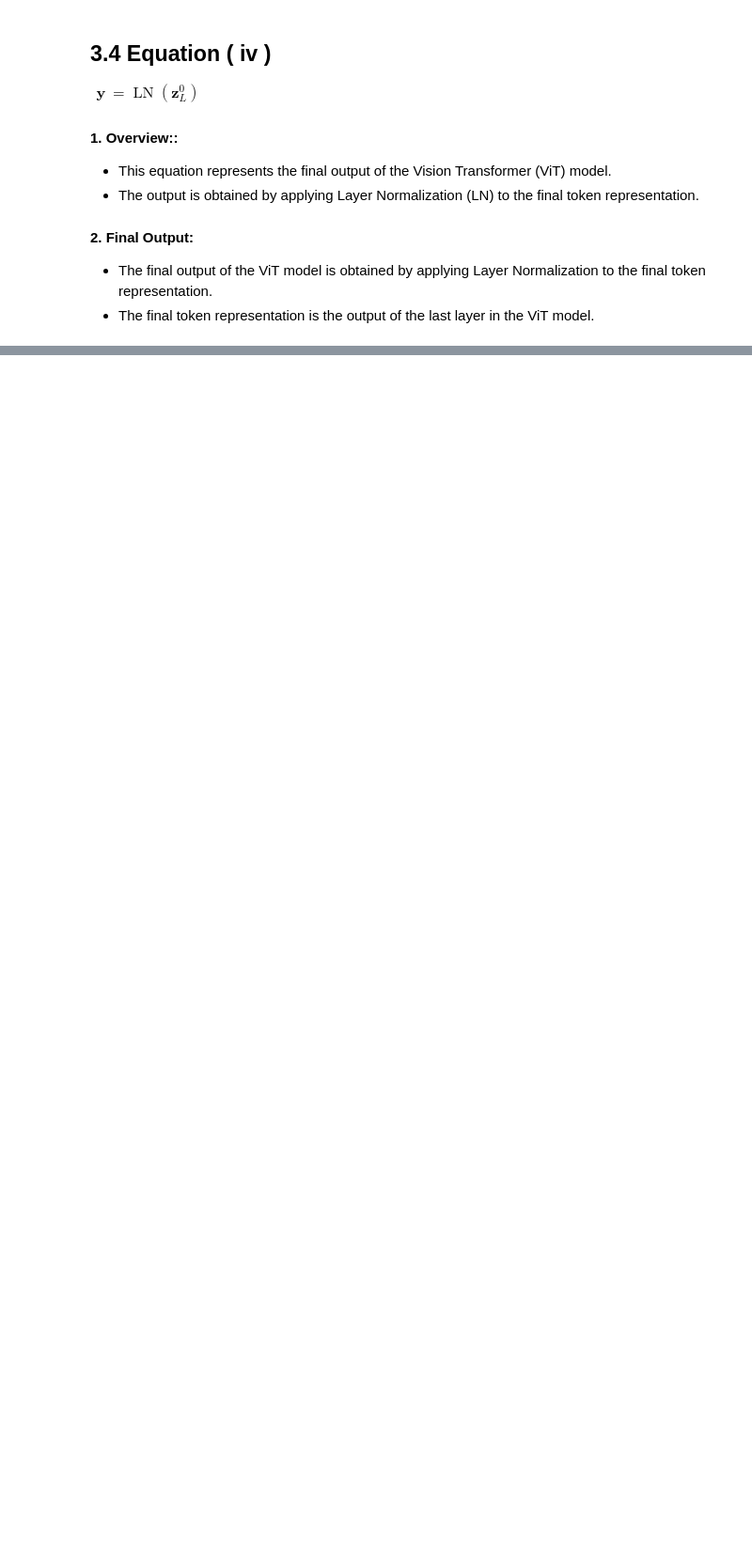
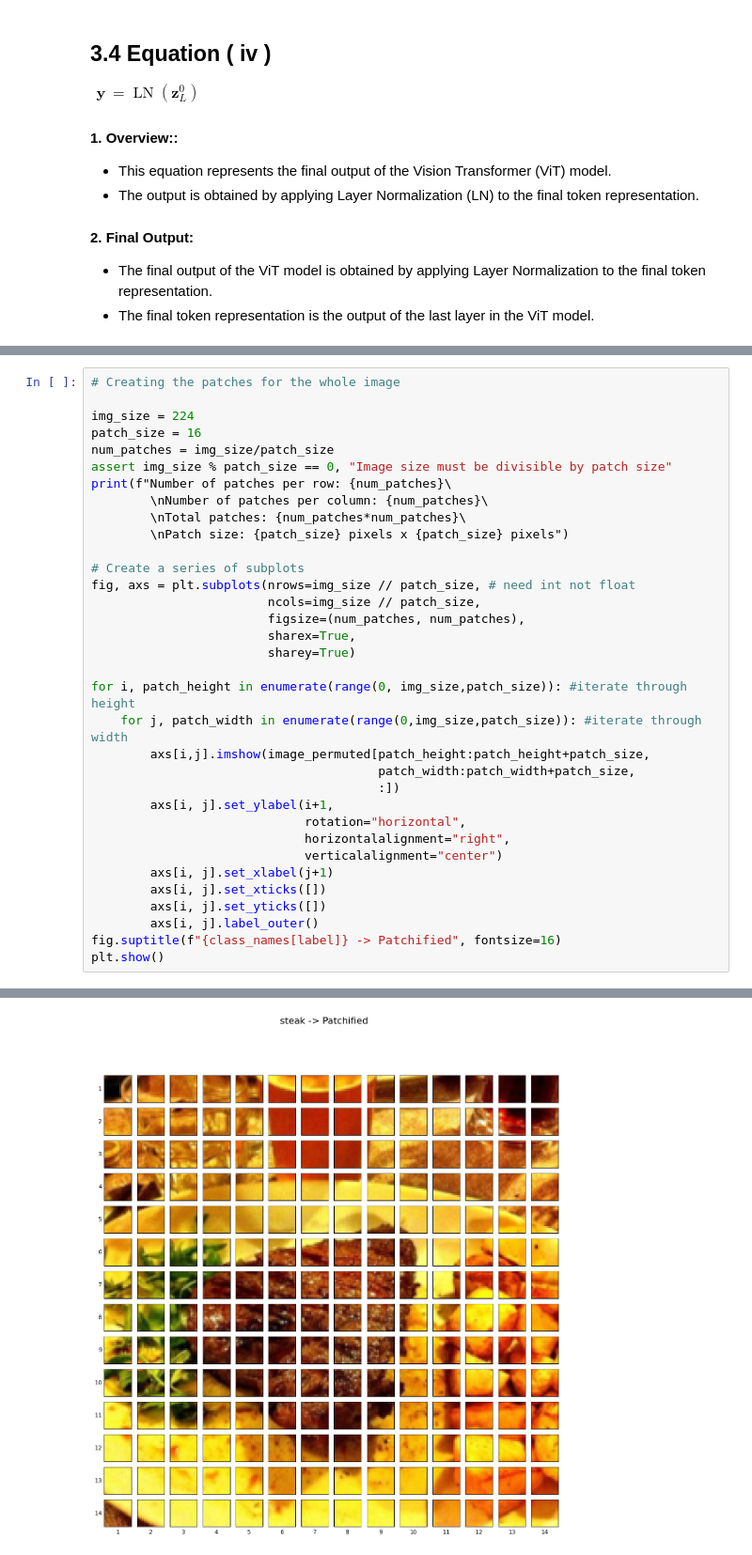
Before and after one commit to cruvss/Deeplearning_X_PyTorch, a Jupyter notebook: 5.Paper_Replicating/notebook.ipynb, the cells around one changed output, grey strips where cells are left out. Shown: that part at 94% size. Drawn from its saved outputs; the diff is of its cells as text; blank space fills up the shorter version.

```diff
--- a/5.Paper_Replicating/notebook.ipynb
+++ b/5.Paper_Replicating/notebook.ipynb
@@ -336,0 +405,35 @@ $
+# %%
+# Creating the patches for the whole image
+
+img_size = 224
+patch_size = 16
+num_patches = img_size/patch_size
+assert img_size % patch_size == 0, "Image size must be divisible by patch size"
+print(f"Number of patches per row: {num_patches}\
+        \nNumber of patches per column: {num_patches}\
+        \nTotal patches: {num_patches*num_patches}\
+        \nPatch size: {patch_size} pixels x {patch_size} pixels")
+
+# Create a series of subplots
+fig, axs = plt.subplots(nrows=img_size // patch_size, # need int not float
+                        ncols=img_size // patch_size,
+                        figsize=(num_patches, num_patches),
+                        sharex=True,
+                        sharey=True)
+
+for i, patch_height in enumerate(range(0, img_size,patch_size)): #iterate through height
+    for j, patch_width in enumerate(range(0,img_size,patch_size)): #iterate through width
+        axs[i,j].imshow(image_permuted[patch_height:patch_height+patch_size,
+                                       patch_width:patch_width+patch_size,
+                                       :])
+        axs[i, j].set_ylabel(i+1,
+                             rotation="horizontal",
+                             horizontalalignment="right",
+                             verticalalignment="center")
+        axs[i, j].set_xlabel(j+1)
+        axs[i, j].set_xticks([])
+        axs[i, j].set_yticks([])
+        axs[i, j].label_outer()
+fig.suptitle(f"{class_names[label]} -> Patchified", fontsize=16)
+plt.show()
+# %% [output]
@@ -336,0 +444 @@ $
+[figure, added]
```
Also changed, not shown: parts of 15 cells of this notebook.
